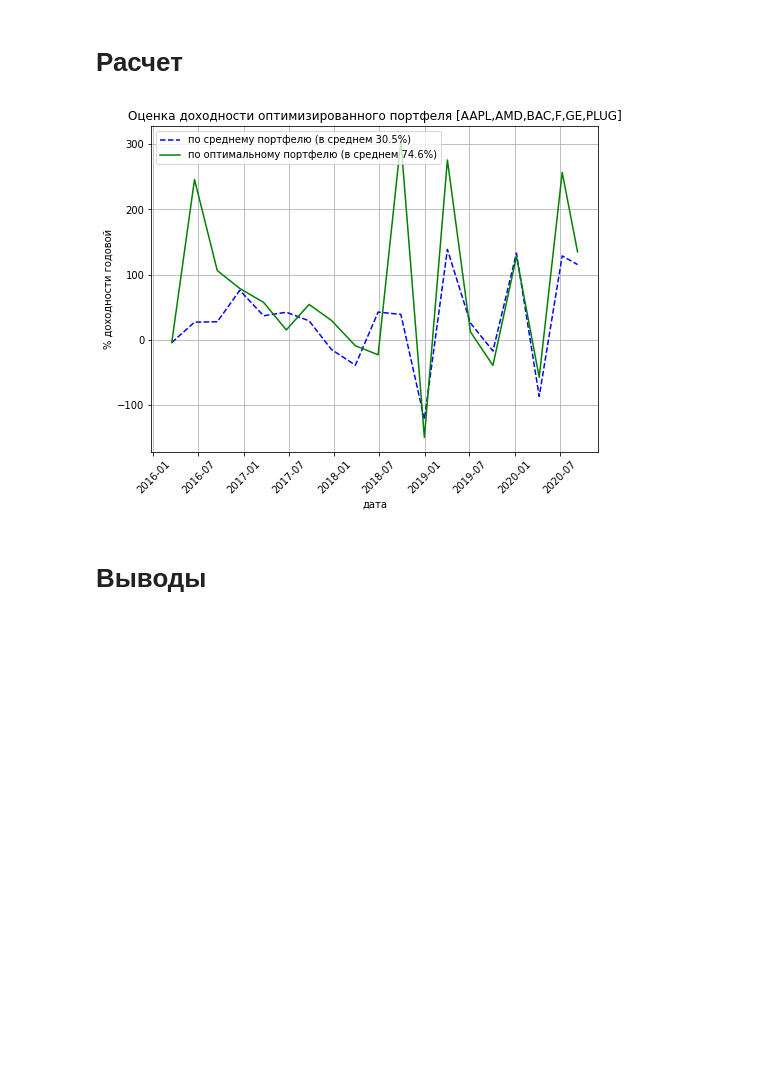
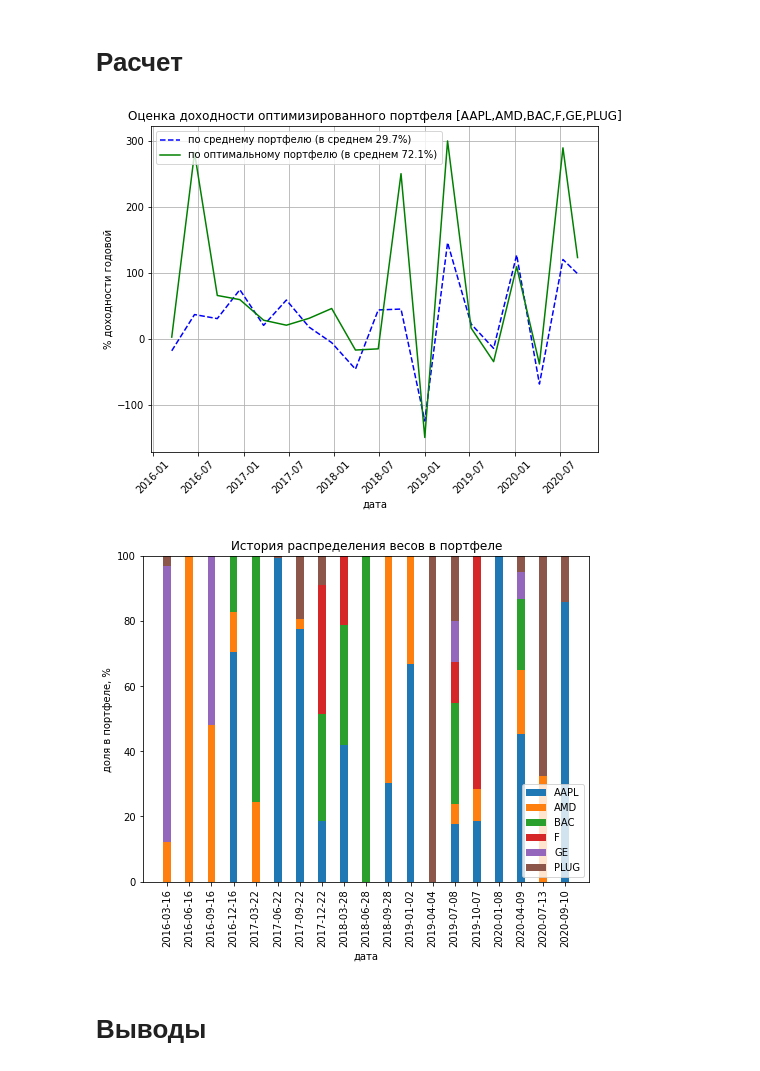
Before and after one commit to prog815/portfOptim, a Jupyter notebook: проверка_простого_портфеля.ipynb, the cells around one changed output. Saved outputs shown, nothing was run; the diff lists cells and outputs as text; code cells hidden in the pictures; blank space fills up the shorter version.

```diff
--- a/проверка_простого_портфеля.ipynb
+++ b/проверка_простого_портфеля.ipynb
@@ -114,6 +123,7 @@ Timestamp('2015-09-11 00:00:00')
 # Расчет
 # %%
 import numpy as np
+import pandas as pd
 import matplotlib.pyplot as plt
 
 # Размер шага обучения (для расчета весов)
@@ -129,41 +139,64 @@ dClose = dCloseData.values
 doh_optim = []
 doh_mean = []
 n = []
+
+parts = []
+
 for nLearnStop in range(learnLen,dClose.shape[0],workLen):
 
     nLearnStart = nLearnStop - learnLen
     nWorkStart = nLearnStop
     nWorkStop = nWorkStart + workLen
 
     dCloseLearn = dClose[nLearnStart:nLearnStop]
     dCloseWork = dClose[nWorkStart:nWorkStop]
 
     # Средняя доходность
-    dohLearn = dCloseLearn.mean(axis=0)
-    dohWork = dCloseWork.mean(axis=0)
+    dohLearn = np.nanmean(dCloseLearn,axis=0)
+    dohWork = np.nanmean(dCloseWork,axis=0)
 
     # Ковариация
-    cov =  np.cov(dCloseLearn,rowvar=False)
+    cov = pd.DataFrame(dCloseLearn).cov().values
 
     # Расчет весов портфеля
     r_optim = portfOptim.portfSharpOptim(dohLearn,cov)
+    parts.append(r_optim)
+
+    #raise Exception()
 
     # Расчет результата на следующем периоде
     doh_optim.append( portfOptim.dohPortf(r_optim,dohWork) * 100 * 252)
     doh_mean.append( np.mean(dohWork) * 100 * 252)
     n.append( dCloseData.index[min(nWorkStop,dClose.shape[0]-1)] )
 
 plt.figure(figsize=(8,6))
 plt.plot(n,doh_mean,'b--',label='по среднему портфелю (в среднем %1.1f%%)' % np.mean(doh_mean))
 plt.plot(n,doh_optim,'g',label='по оптимальному портфелю (в среднем %1.1f%%)' % np.mean(doh_optim))
 plt.legend()
 plt.xlabel('дата')
 plt.xticks(rotation=45)
 plt.ylabel('% доходности годовой')
 plt.title('Оценка доходности оптимизированного портфеля [' + ','.join(dCloseData.columns) + ']')
 plt.grid()
+x = plt.xticks()
 plt.show()
+
+plt.figure(figsize=(8,6))
+bot = np.array(parts)[:,0]*0
+N = bot.shape[0]
+for c in range(len(dCloseData.columns)):
+    p = np.array(parts)[:,c] * 100
+    plt.bar(np.arange(N),p,width=0.35,bottom=bot,label=dCloseData.columns[c])
+    bot = bot + p
+plt.xticks(rotation=90)
+plt.xticks(range(N),labels=[str(_n).split()[0] for _n in n])
+plt.xlabel('дата')
+plt.ylabel('доля в портфеле, %')
+plt.title('История распределения весов в портфеле')
+plt.legend()
+plt.show()
 # %% [output]
-[figure, old version]
+[figure, new version]
+[figure, added]
 # %% [markdown]
 # Выводы
```
Also changed, not shown: parts of 5 cells of this notebook.
